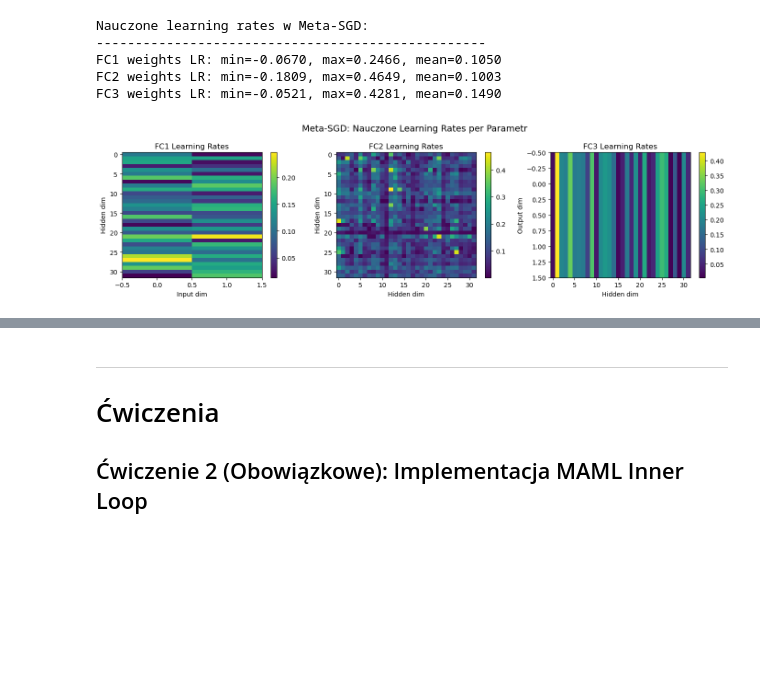
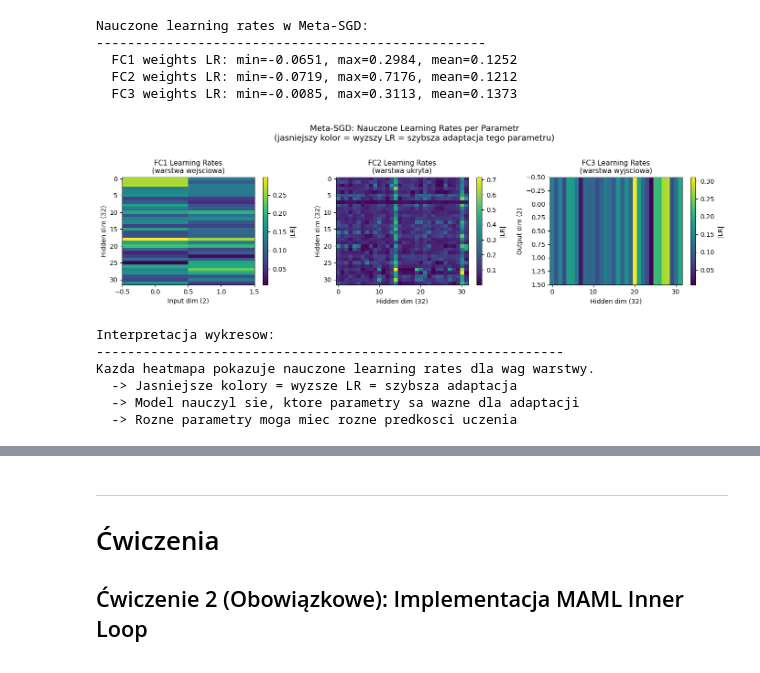
Before and after one commit to miadamczyk/miniproject, a Jupyter notebook: meta-learning.ipynb, the cells around one changed output, grey strips where cells are left out. Saved outputs shown, nothing was run; the diff lists cells and outputs as text; code cells hidden in the pictures; blank space fills up the shorter version.

```diff
--- a/meta-learning.ipynb
+++ b/meta-learning.ipynb
@@ -761,7 +788,7 @@ for iteration:
 
 class MetaSGDClassifier(nn.Module):
     """
-    Model z uczącymi się learning rate'ami dla każdego parametru.
+    Model z uczacymi sie learning rate'ami dla kazdego parametru.
     """
     def __init__(self, input_dim=2, hidden_dim=32):
         super().__init__()
@@ -770,7 +797,6 @@ class MetaSGDClassifier(nn.Module):
         self.fc3 = nn.Linear(hidden_dim, 2)
 
         # Learning rates jako parametry - jeden LR per parametr
-        # Inicjalizujemy małymi wartościami
         self.lr_fc1_w = nn.Parameter(torch.ones_like(self.fc1.weight) * 0.01)
         self.lr_fc1_b = nn.Parameter(torch.ones_like(self.fc1.bias) * 0.01)
         self.lr_fc2_w = nn.Parameter(torch.ones_like(self.fc2.weight) * 0.01)
@@ -809,7 +835,6 @@ def meta_sgd_inner_loop(model, support_x, support_y, inner_steps):
     """
     params_and_lrs = model.get_params_and_lrs()
 
-    # Wyciągnij parametry i learning rates
     adapted_params = [p.clone() for p, _ in params_and_lrs]
     learning_rates = [lr for _, lr in params_and_lrs]
 
@@ -835,6 +860,8 @@ meta_sgd_losses = []
 n_meta_sgd_iterations = 1000
 
 print("Trening Meta-SGD:")
+print("-" * 50)
+
 for meta_iter in range(n_meta_sgd_iterations):
     meta_loss = 0.0
 
@@ -856,9 +883,10 @@ for meta_iter in range(n_meta_sgd_iterations):
 
     meta_sgd_losses.append(meta_loss.item())
 
-    if meta_iter % 100 == 0:
-        print(f"  Iteration {meta_iter}, Loss: {meta_loss.item():.4f}")
+    if meta_iter % 200 == 0:
+        print(f"  Iteration {meta_iter:4d} | Loss: {meta_loss.item():.4f}")
 
+print("-" * 50)
 print("Meta-SGD trening zakończony!")
 # %% [output]
 Trening Meta-SGD:
@@ -875,61 +900,72 @@ Trening Meta-SGD:
 Meta-SGD trening zakończony!
 # %%
-# Wizualizacja nauczonych learning rate'ów
-print("\nNauczone learning rates w Meta-SGD:")
+# Wizualizacja nauczonych learning rate'ow
+print("Nauczone learning rates w Meta-SGD:")
 print("-" * 50)
 
 with torch.no_grad():
-    print(f"FC1 weights LR: min={meta_sgd_model.lr_fc1_w.min():.4f}, "
+    print(f"  FC1 weights LR: min={meta_sgd_model.lr_fc1_w.min():.4f}, "
           f"max={meta_sgd_model.lr_fc1_w.max():.4f}, "
           f"mean={meta_sgd_model.lr_fc1_w.mean():.4f}")
-    print(f"FC2 weights LR: min={meta_sgd_model.lr_fc2_w.min():.4f}, "
+    print(f"  FC2 weights LR: min={meta_sgd_model.lr_fc2_w.min():.4f}, "
           f"max={meta_sgd_model.lr_fc2_w.max():.4f}, "
           f"mean={meta_sgd_model.lr_fc2_w.mean():.4f}")
-    print(f"FC3 weights LR: min={meta_sgd_model.lr_fc3_w.min():.4f}, "
+    print(f"  FC3 weights LR: min={meta_sgd_model.lr_fc3_w.min():.4f}, "
           f"max={meta_sgd_model.lr_fc3_w.max():.4f}, "
           f"mean={meta_sgd_model.lr_fc3_w.mean():.4f}")
 
-# Wizualizacja - z obsługą błędów numpy
+# Wizualizacja heatmap
 fig, axes = plt.subplots(1, 3, figsize=(14, 4))
 
 def tensor_to_array(t):
     """Konwertuje tensor do formatu akceptowanego przez imshow."""
-    try:
-        return t.cpu().detach().numpy()
-    except RuntimeError:
-        # Fallback gdy numpy nie jest dostępne
-        return t.cpu().detach().tolist()
+    return t.cpu().detach().numpy()
 
 with torch.no_grad():
     lr1 = tensor_to_array(meta_sgd_model.lr_fc1_w.abs())
     lr2 = tensor_to_array(meta_sgd_model.lr_fc2_w.abs())
     lr3 = tensor_to_array(meta_sgd_model.lr_fc3_w.abs())
 
     im1 = axes[0].imshow(lr1, aspect='auto', cmap='viridis')
-    axes[0].set_title('FC1 Learning Rates')
-    axes[0].set_xlabel('Input dim')
-    axes[0].set_ylabel('Hidden dim')
-    plt.colorbar(im1, ax=axes[0])
+    axes[0].set_title('FC1 Learning Rates\n(warstwa wejsciowa)', fontsize=11)
+    axes[0].set_xlabel('Input dim (2)', fontsize=10)
+    axes[0].set_ylabel('Hidden dim (32)', fontsize=10)
+    plt.colorbar(im1, ax=axes[0], label='|LR|')
 
     im2 = axes[1].imshow(lr2, aspect='auto', cmap='viridis')
-    axes[1].set_title('FC2 Learning Rates')
-    axes[1].set_xlabel('Hidden dim')
-    axes[1].set_ylabel('Hidden dim')
-    plt.colorbar(im2, ax=axes[1])
+    axes[1].set_title('FC2 Learning Rates\n(warstwa ukryta)', fontsize=11)
+    axes[1].set_xlabel('Hidden dim (32)', fontsize=10)
+    axes[1].set_ylabel('Hidden dim (32)', fontsize=10)
+    plt.colorbar(im2, ax=axes[1], label='|LR|')
 
     im3 = axes[2].imshow(lr3, aspect='auto', cmap='viridis')
-    axes[2].set_title('FC3 Learning Rates')
-    axes[2].set_xlabel('Hidden dim')
-    axes[2].set_ylabel('Output dim')
-    plt.colorbar(im3, ax=axes[2])
+    axes[2].set_title('FC3 Learning Rates\n(warstwa wyjsciowa)', fontsize=11)
+    axes[2].set_xlabel('Hidden dim (32)', fontsize=10)
+    axes[2].set_ylabel('Output dim (2)', fontsize=10)
+    plt.colorbar(im3, ax=axes[2], label='|LR|')
 
-plt.suptitle('Meta-SGD: Nauczone Learning Rates per Parametr', fontsize=14)
+plt.suptitle('Meta-SGD: Nauczone Learning Rates per Parametr\n(jasniejszy kolor = wyzszy LR = szybsza adaptacja tego parametru)',
+             fontsize=13, y=1.02)
 plt.tight_layout()
 plt.show()
+
+# Interpretacja
+print("\nInterpretacja wykresow:")
+print("-" * 60)
+print("Kazda heatmapa pokazuje nauczone learning rates dla wag warstwy")
+print("  -> Jasniejsze kolory = wyzsze LR = szybsza adaptacja")
+print("  -> Model nauczyl sie, ktore parametry sa wazne dla adaptacji")
+print("  -> Rozne parametry moga miec rozne predkosci uczenia")
 # %% [output]
 Nauczone learning rates w Meta-SGD:
 --------------------------------------------------
-FC1 weights LR: min=-0.0670, max=0.2466, mean=0.1050
-FC2 weights LR: min=-0.1809, max=0.4649, mean=0.1003
-FC3 weights LR: min=-0.0521, max=0.4281, mean=0.1490
+  FC1 weights LR: min=-0.0651, max=0.2984, mean=0.1252
+  FC2 weights LR: min=-0.0719, max=0.7176, mean=0.1212
+  FC3 weights LR: min=-0.0085, max=0.3113, mean=0.1373
-[figure, old version]
+[figure, new version]
+Interpretacja wykresow:
+------------------------------------------------------------
+Kazda heatmapa pokazuje nauczone learning rates dla wag warstwy.
+  -> Jasniejsze kolory = wyzsze LR = szybsza adaptacja
+  -> Model nauczyl sie, ktore parametry sa wazne dla adaptacji
+  -> Rozne parametry moga miec rozne predkosci uczenia
```
Also changed, not shown: parts of 28 cells of this notebook, 1 other file.
